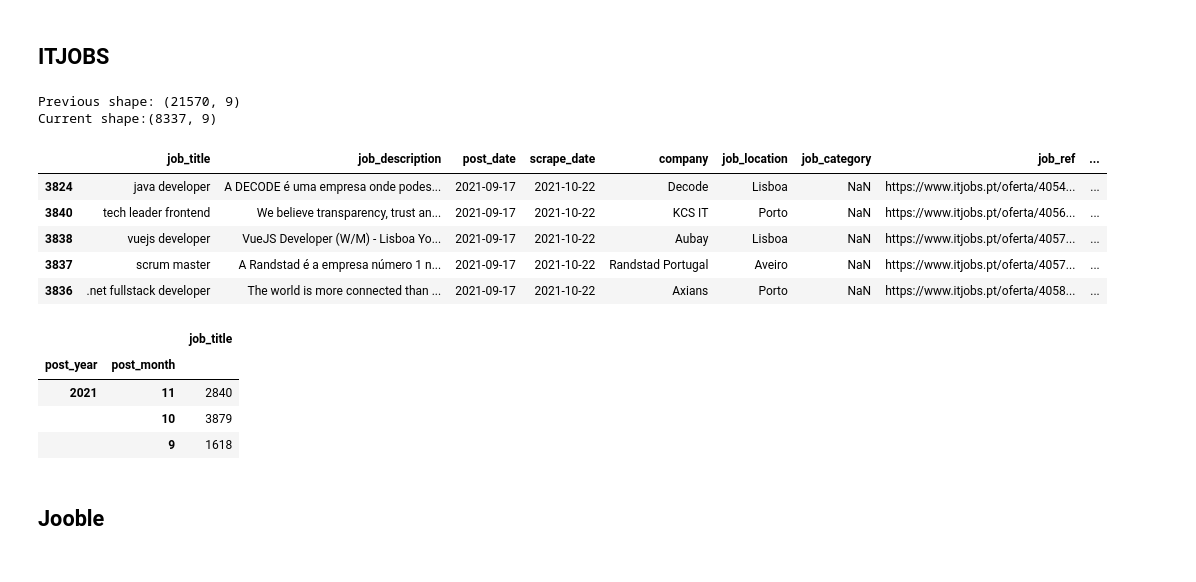
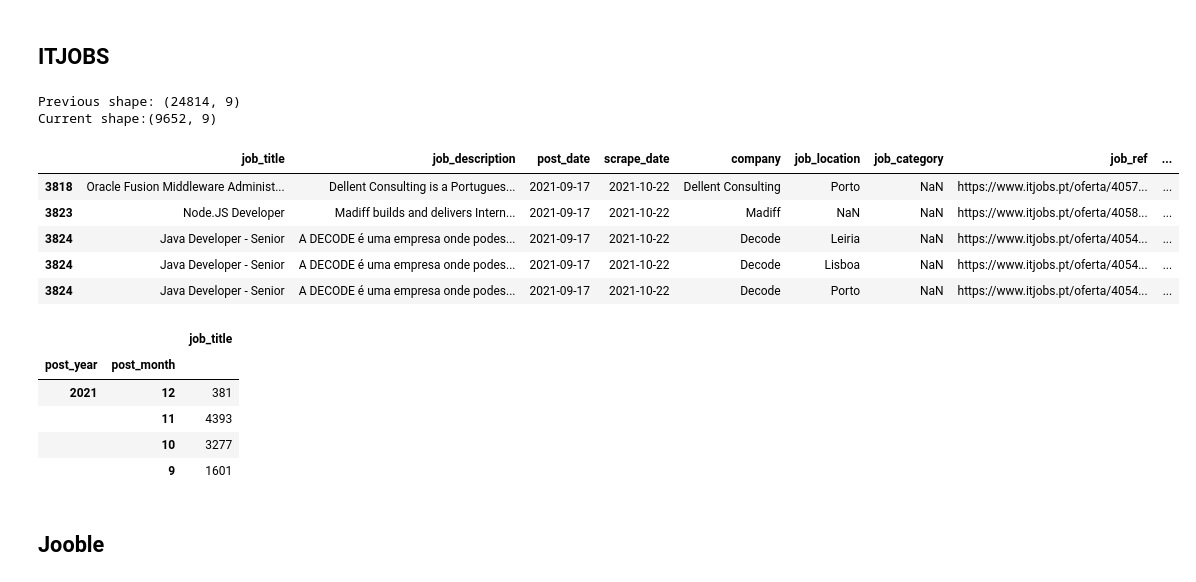
Before and after one commit to gilnribeiro/Work-Project, a Jupyter notebook: Code/Data_Cleaning/data_cleaning.ipynb, the cells around one changed output. Saved outputs shown, nothing was run; the diff lists cells and outputs as text; code cells hidden in the pictures.

Commit message:
Updating Data Preprocessing in the ESCO project

```diff
--- a/Code/Data_Cleaning/data_cleaning.ipynb
+++ b/Code/Data_Cleaning/data_cleaning.ipynb
@@ -29,7 +29,7 @@ career_jet = pd.read_json(DATA_FOLDER / 'career_jet_api.json', lines=True)
 carga_de_trabalhos = pd.read_json(DATA_FOLDER / 'CargaDeTrabalhos.json', lines=True)
 emprego_xl_2 = pd.read_json(DATA_FOLDER / 'emprego_xl_jobs.json')
 emprego_xl = pd.read_json(DATA_FOLDER / 'EmpregoXl.json', lines=True)
-emprego_org = pd.read_json(DATA_FOLDER / 'EmpregoOrg.json')
+emprego_org = pd.read_json(DATA_FOLDER / 'EmpregoOrg.json', lines=True)
 itjobs = pd.read_json(DATA_FOLDER / 'itjobs_api.json', lines=True)
 jooble = pd.read_json(DATA_FOLDER / 'jooble_api.json', lines=True)
 landing_jobs = pd.read_json(DATA_FOLDER / 'landingjobs_api.json', lines=True)
@@ -103,7 +103,7 @@ def dropNullJobs(dataframe):
     return dataframe
 
 # remove duplicates
-def removeDupes(dataframe, subset=['job_title', 'job_description', 'company', 'job_location']):
+def removeDupes(dataframe, subset=['job_title', 'job_description', 'company', 'job_location', 'post_date']):
     dataframe = dataframe.sort_values(by='post_date').drop_duplicates(subset=subset, keep='last')
     return dataframe
 
@@ -473,37 +480,38 @@ def simplifyDate(x):
 # %%
 itjobs_clean = (itjobs.
                     pipe(copy_df).
                     pipe(listToRows, 'job_location').
                     pipe(replacenan).
                     pipe(postDateFillNa).
                     pipe(dropNullJobs).
-                    pipe(applyFuncToColumn, function=cleanJobTitle, columns_list=['job_title']).
+                    # pipe(applyFuncToColumn, function=cleanJobTitle, columns_list=['job_title']).
                     pipe(applyFuncToColumn, function=simplifyDate, columns_list=['post_date']).
                     pipe(toDatetime, columns_list=['scrape_date'], dayfirst=True).
                     pipe(toDatetime, ['post_date']).
                     # pipe(.apply(lambda x: dt.datetime.strftime('%Y-%m-%d'))).
                     pipe(removeDupes)
 )
 
 print(f'Previous shape: {itjobs.shape}\nCurrent shape:{itjobs_clean.shape}')
 itjobs_clean.head()
 # %% [output]
-Previous shape: (21570, 9)
-Current shape:(8337, 9)
+Previous shape: (24814, 9)
+Current shape:(9652, 9)
 |  | job_title | job_description | post_date | scrape_date | company | job_location | job_category | job_ref | ... |
-| 3824 | java developer | A DECODE é uma empresa onde podes... | 2021-09-17 | 2021-10-22 | Decode | Lisboa | NaN | https://www.itjobs.pt/oferta/4054... | ... |
-| 3840 | tech leader frontend | We believe transparency, trust an... | 2021-09-17 | 2021-10-22 | KCS IT | Porto | NaN | https://www.itjobs.pt/oferta/4056... | ... |
-| 3838 | vuejs developer | VueJS Developer (W/M) - Lisboa Yo... | 2021-09-17 | 2021-10-22 | Aubay | Lisboa | NaN | https://www.itjobs.pt/oferta/4057... | ... |
-| 3837 | scrum master | A Randstad é a empresa número 1 n... | 2021-09-17 | 2021-10-22 | Randstad Portugal | Aveiro | NaN | https://www.itjobs.pt/oferta/4057... | ... |
-| 3836 | .net fullstack developer | The world is more connected than ... | 2021-09-17 | 2021-10-22 | Axians | Porto | NaN | https://www.itjobs.pt/oferta/4058... | ... |
+| 3818 | Oracle Fusion Middleware Administ... | Dellent Consulting is a Portugues... | 2021-09-17 | 2021-10-22 | Dellent Consulting | Porto | NaN | https://www.itjobs.pt/oferta/4057... | ... |
+| 3823 | Node.JS Developer | Madiff builds and delivers Intern... | 2021-09-17 | 2021-10-22 | Madiff | NaN | NaN | https://www.itjobs.pt/oferta/4058... | ... |
+| 3824 | Java Developer - Senior | A DECODE é uma empresa onde podes... | 2021-09-17 | 2021-10-22 | Decode | Leiria | NaN | https://www.itjobs.pt/oferta/4054... | ... |
+| 3824 | Java Developer - Senior | A DECODE é uma empresa onde podes... | 2021-09-17 | 2021-10-22 | Decode | Lisboa | NaN | https://www.itjobs.pt/oferta/4054... | ... |
+| 3824 | Java Developer - Senior | A DECODE é uma empresa onde podes... | 2021-09-17 | 2021-10-22 | Decode | Porto | NaN | https://www.itjobs.pt/oferta/4054... | ... |
 # %%
 totalJobsByYearMonth(itjobs_clean)
 # %% [output]
 |  |  | job_title |
 | post_year | post_month |  |
-| 2021 | 11 | 2840 |
-|  | 10 | 3879 |
-|  | 9 | 1618 |
+| 2021 | 12 | 381 |
+|  | 11 | 4393 |
+|  | 10 | 3277 |
+|  | 9 | 1601 |
 # %% [markdown]
 ## Jooble
 # %%
```
Also changed, not shown: parts of 16 cells of this notebook, 11 other files.
